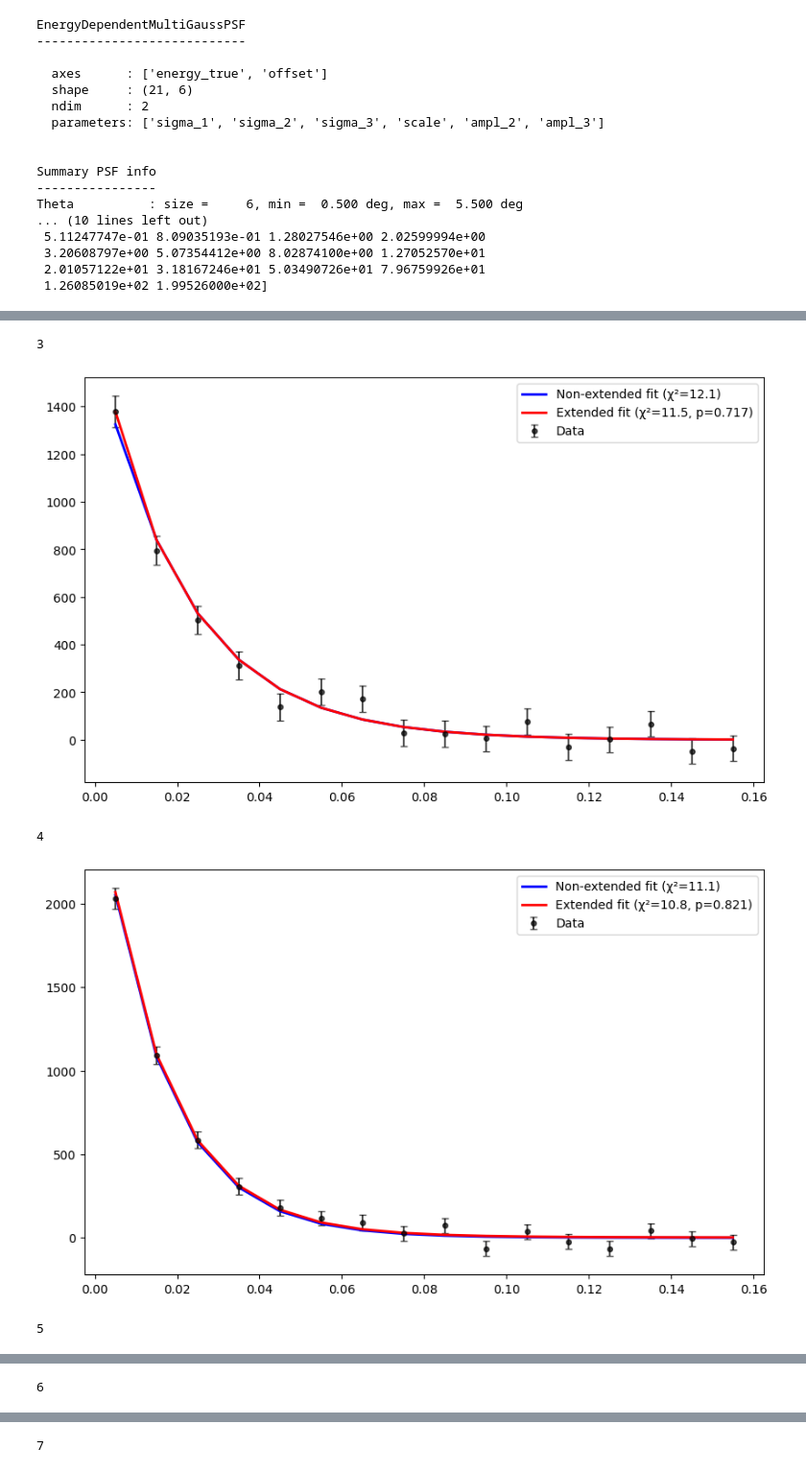
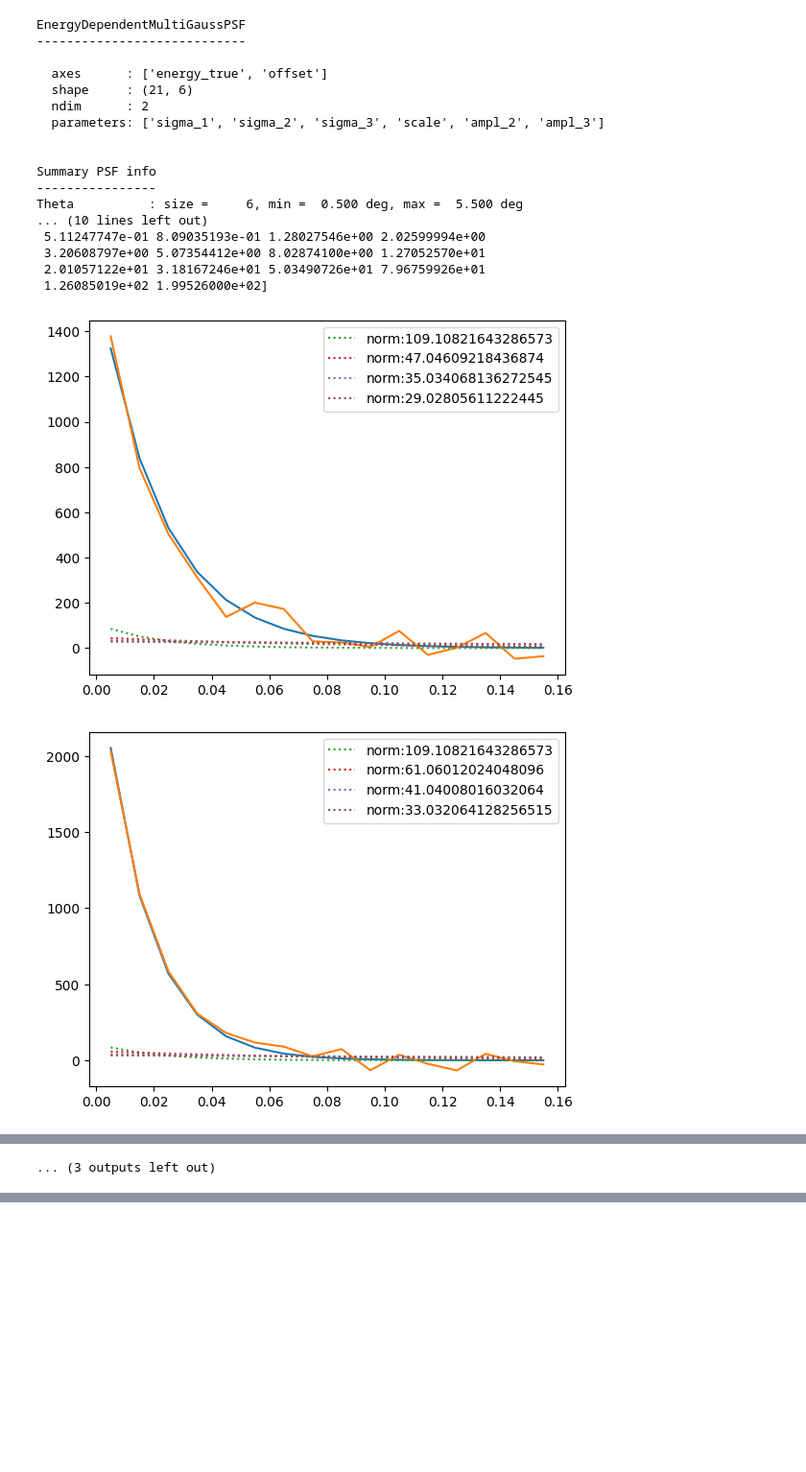
Before and after one commit to Nico812/CTAO-1DC-Blazars-analysis-TP5, a Jupyter notebook: MRK501_DC1.ipynb, the cells around one changed output, grey strips where cells are left out. Shown at 96% size. Cells and saved outputs as stored; diff of their text form; code cells hidden in the pictures; blank space fills up the shorter version.

```diff
--- a/MRK501_DC1.ipynb
+++ b/MRK501_DC1.ipynb
@@ -145,66 +145,64 @@ Theta          : size =     6, min =  0.500 deg, max =  5.500 deg
  2.01057122e+01 3.18167246e+01 5.03490726e+01 7.96759926e+01
  1.26085019e+02 1.99526000e+02]
 # %%
+sigmas_ext = [0.1, 0.2, 0.3, 0.4]
+norms_ext = np.linspace(1, 1000, 500)
+
+flux_ratios = np.zeros((len(sigmas_ext), len(e)))
+
 for i, (ct, ct_err) in enumerate(zip(cts, cts_err)):
     psf_index = None
     for j in range(len(psf_e_bins) - 1):
         if psf_e_bins[j] <= e[i] < psf_e_bins[j+1]:
             psf_index = j
             break
 
     sigma_1, sigma_2, sigma_3, scale, ampl_2, ampl_3 = psf_hbu.data[psf_index][0]
 
     def psf_model(th2, norm):
         gauss1 = np.exp(-th2 / (2 * sigma_1**2))
         gauss2 = ampl_2*np.exp(-th2 / (2 * sigma_2**2))
         gauss3 = ampl_3*np.exp(-th2 / (2 * sigma_3**2))
         return norm*(gauss1+gauss2+gauss3)
 
-    init_guess_noext = [1.0]
-    init_guess_ext = [0.1, 0.1]
+    init_guess_noext = [0.1]
 
     popt_noext, pcov_noext = curve_fit(
             psf_model,
             th2,
             ct,
             sigma=ct_err,
             p0=init_guess_noext,
             absolute_sigma=True,
             maxfev=10000,
         )
+    plt.figure()
+    plt.plot(th2, psf_model(th2, popt_noext))
+    plt.plot(th2, ct)
 
-    def ext_model(th2, norm_e, sigma_e):
-        gauss_ext = norm_e*np.exp(-th2/2/sigma_e**2)
-        return psf_model(th2, popt_noext) + gauss_ext
+    fit_noext = psf_model(th2, popt_noext[0])
+    chi2_noext = np.sum(((ct - fit_noext) / ct_err) ** 2)
+    for k, sigma_ext in enumerate(sigmas_ext):
+        found_value = False
+        for j, norm_ext in enumerate(norms_ext):
+            if found_value:
+                continue
+            def ext_model(th2):
+                gauss_ext = norm_ext*np.exp(-th2/2/sigma_ext**2)
+                return psf_model(th2, *popt_noext) + gauss_ext
 
-    popt_ext, pcov_ext = curve_fit(
-            ext_model,
-            th2,
-            ct,
-            sigma=ct_err,
-            p0=init_guess_ext,
-            absolute_sigma=True,
-            maxfev=10000,
-        )
-    fit_noext = psf_model(th2, *popt_noext)
-    fit_ext = ext_model(th2, *popt_ext)
-    delta_dof = 2 # here is 2 or 1?????
-    chi2_noext = np.sum(((ct - fit_noext) / ct_err) ** 2)
-    chi2_ext = np.sum(((ct - fit_ext) / ct_err) ** 2)
-    delta_chi2 = chi2_noext - chi2_ext
-    p_value = 1 - stats.chi2.cdf(delta_chi2, delta_dof)
+            ct_ext = ext_model(th2)
+            chi2_ext = np.sum(((ct - ct_ext) / (ct_err+0.000001)) ** 2)
+            delta_chi2 = chi2_ext - chi2_noext
+            if delta_chi2 > 2.71:
+                gauss_ext = norm_ext*np.exp(-th2/2/sigma_ext**2)
+                flux_ratio = np.sum(gauss_ext)/np.sum(ct)
+                flux_ratios[k][i] = flux_ratio
+                found_value = True
 
-    plt.figure(figsize=(10, 6))
-
-    plt.errorbar(th2, ct, yerr=ct_err, fmt='o',
-                    markersize=4, capsize=3, capthick=1,
-                    label='Data', color='black', alpha=0.7)
-
-    plt.plot(th2, fit_noext, 'b-', linewidth=2,
-                label=f'Non-extended fit (χ²={chi2_noext:.1f})')
-
-    plt.plot(th2, fit_ext, 'r-', linewidth=2,
-                label=f'Extended fit (χ²={chi2_ext:.1f}, p={p_value:.3f})')
-    plt.legend()
+                plt.plot(th2, gauss_ext, ":", label=f"norm:{norm_ext}")
+                plt.legend()
     plt.show()
 # %% [output]
+[figure, new version]
+[figure, new version]
@@ -211,5 +219 @@ for i, (ct, ct_err) in enumerate(zip(cts, cts_err)):
-3
+... (3 outputs left out)
-[figure, old version]
-4
-[figure, old version]
-5
@@ -217 +219,0 @@ for i, (ct, ct_err) in enumerate(zip(cts, cts_err)):
-6
@@ -219 +219,0 @@ for i, (ct, ct_err) in enumerate(zip(cts, cts_err)):
-7
```
Also changed, not shown: parts of 2 cells of this notebook.
